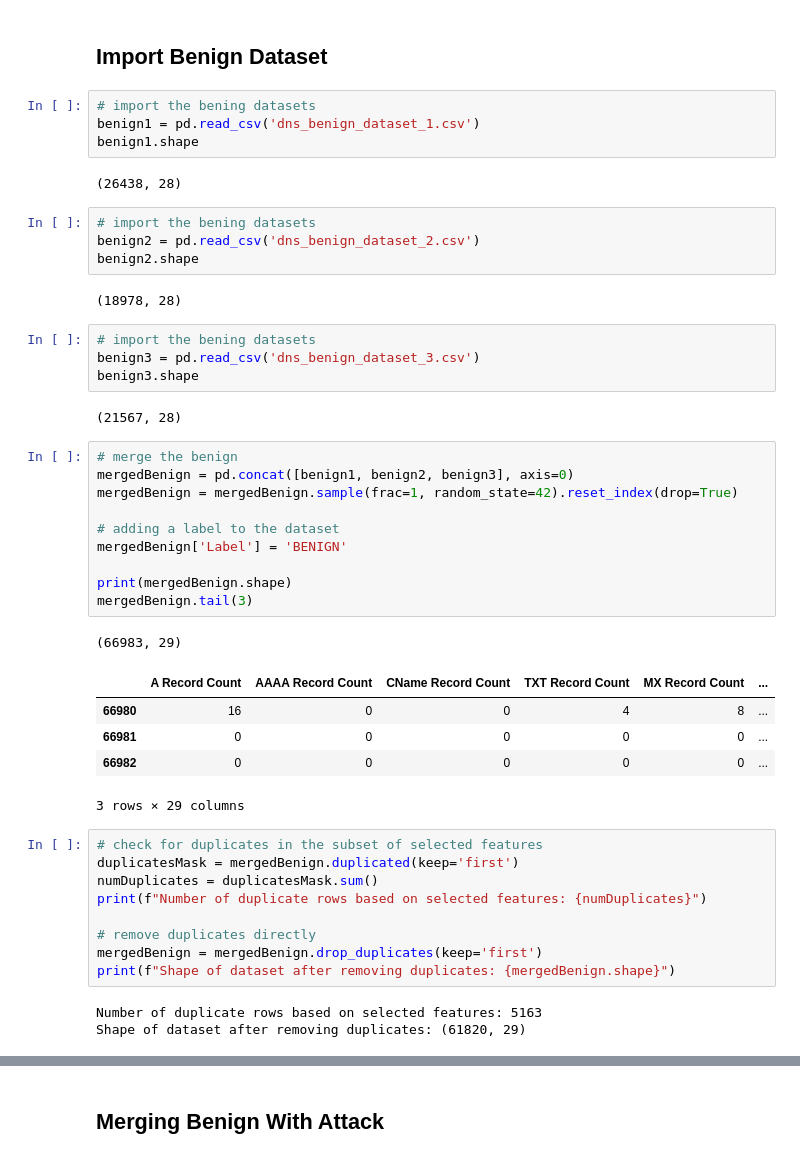
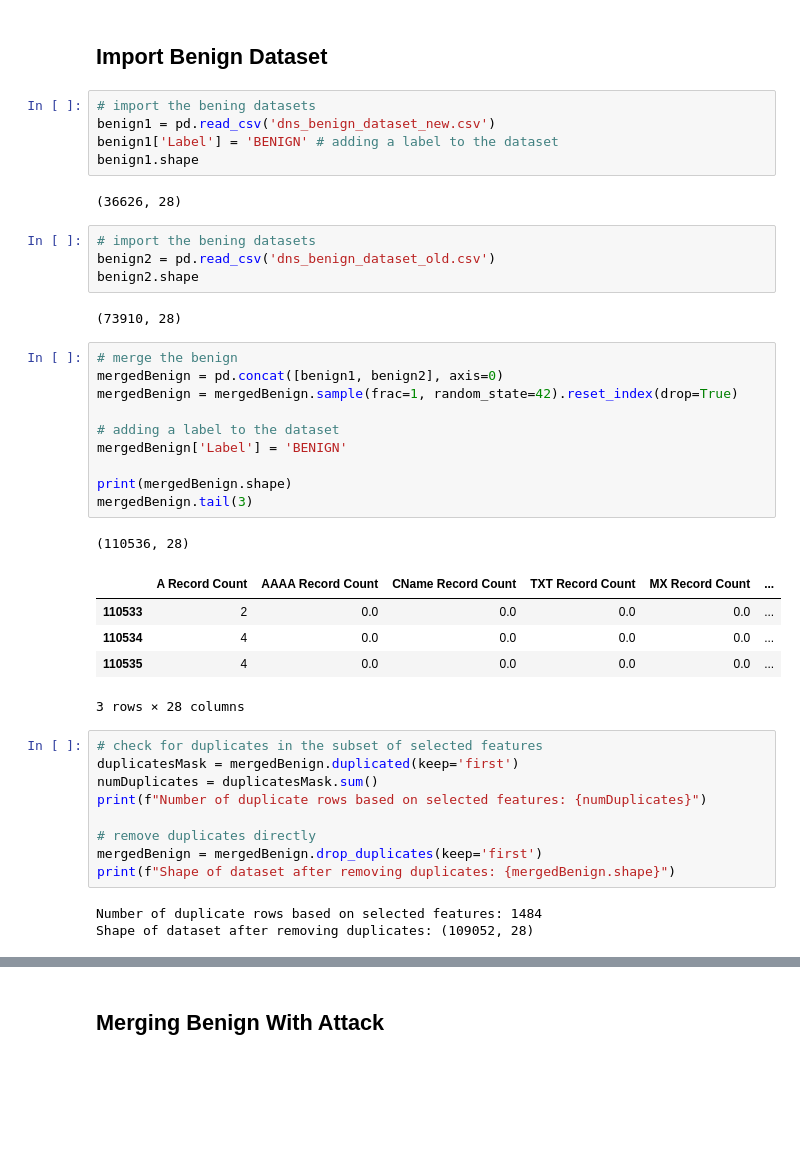
Before and after one commit to Shayhha/NetSpect, a Jupyter notebook: src/models/create_dns_model.ipynb, the cells around one changed output, grey strips where cells are left out. Saved outputs shown, nothing was run; the diff lists cells and outputs as text; blank space fills up the shorter version.

```diff
--- a/src/models/create_dns_model.ipynb
+++ b/src/models/create_dns_model.ipynb
@@ -189,40 +194,35 @@ print(mergedDnsDataset.shape)
 # %% [markdown]
 ## Import Benign Dataset
+# %%
+# import the bening datasets
+benign1 = pd.read_csv('dns_benign_dataset_new.csv')
+benign1['Label'] = 'BENIGN' # adding a label to the dataset
+benign1.shape
+# %% [output]
+(36626, 28)
 # %%
 # import the bening datasets
-benign1 = pd.read_csv('dns_benign_dataset_1.csv')
-benign1.shape
+benign2 = pd.read_csv('dns_benign_dataset_old.csv')
+benign2.shape
 # %% [output]
-(26438, 28)
+(73910, 28)
-# %%
-# import the bening datasets
-benign2 = pd.read_csv('dns_benign_dataset_2.csv')
-benign2.shape
-# %% [output]
-(18978, 28)
-# %%
-# import the bening datasets
-benign3 = pd.read_csv('dns_benign_dataset_3.csv')
-benign3.shape
-# %% [output]
-(21567, 28)
 # %%
 # merge the benign
-mergedBenign = pd.concat([benign1, benign2, benign3], axis=0)
+mergedBenign = pd.concat([benign1, benign2], axis=0)
 mergedBenign = mergedBenign.sample(frac=1, random_state=42).reset_index(drop=True)
 
 # adding a label to the dataset
 mergedBenign['Label'] = 'BENIGN'
 
 print(mergedBenign.shape)
 mergedBenign.tail(3)
 # %% [output]
-(66983, 29)
+(110536, 28)
 |  | A Record Count | AAAA Record Count | CName Record Count | TXT Record Count | MX Record Count | ... |
-| 66980 | 16 | 0 | 0 | 4 | 8 | ... |
-| 66981 | 0 | 0 | 0 | 0 | 0 | ... |
-| 66982 | 0 | 0 | 0 | 0 | 0 | ... |
+| 110533 | 2 | 0.0 | 0.0 | 0.0 | 0.0 | ... |
+| 110534 | 4 | 0.0 | 0.0 | 0.0 | 0.0 | ... |
+| 110535 | 4 | 0.0 | 0.0 | 0.0 | 0.0 | ... |
-3 rows × 29 columns
+3 rows × 28 columns
 # %%
 # check for duplicates in the subset of selected features
 duplicatesMask = mergedBenign.duplicated(keep='first')
@@ -233,8 +233,8 @@ print(f"Number of duplicate rows based on selected features: {numDuplicates}")
 mergedBenign = mergedBenign.drop_duplicates(keep='first')
 print(f"Shape of dataset after removing duplicates: {mergedBenign.shape}")
 # %% [output]
-Number of duplicate rows based on selected features: 5163
-Shape of dataset after removing duplicates: (61820, 29)
+Number of duplicate rows based on selected features: 1484
+Shape of dataset after removing duplicates: (109052, 28)
 # %%
 mergedBenign.head(5)
 # %% [output]
```
Also changed, not shown: parts of 8 cells of this notebook, 12 other files.
